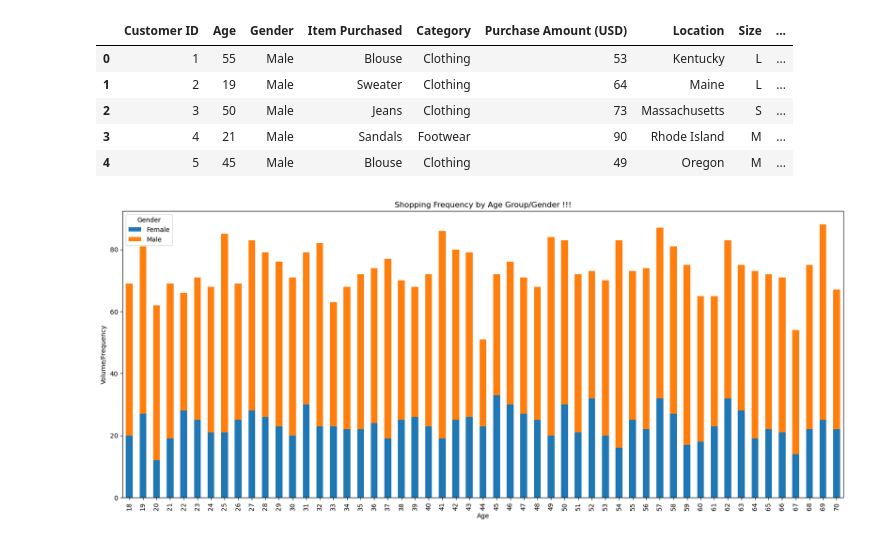
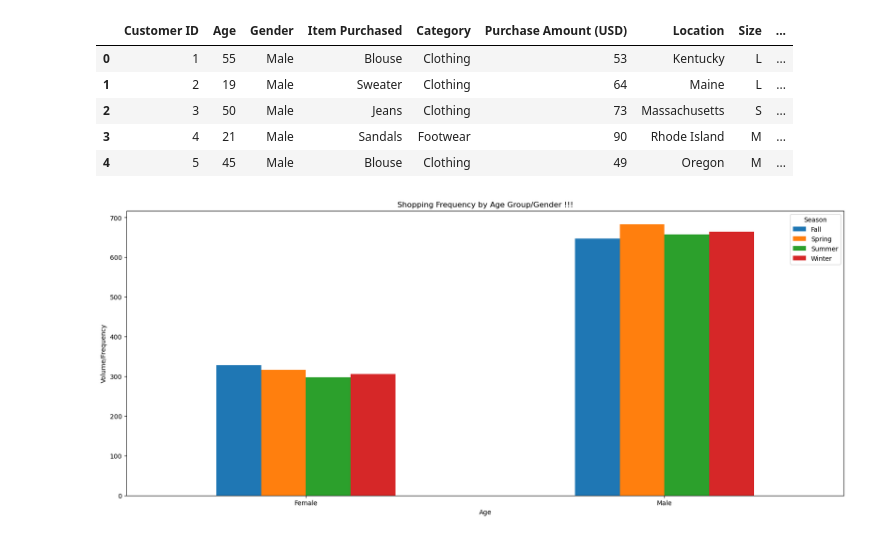
Before and after one commit to kasheshjaiin/Project-1-Customer-Shopping-Trends, a Jupyter notebook: anoje.ipynb, the cells around one changed output. Drawn from its saved outputs; the diff is of its cells as text; code cells hidden in the pictures.

```diff
--- a/anoje.ipynb
+++ b/anoje.ipynb
@@ -16,13 +16,12 @@ trends_df.head()
 | 3 | 4 | 21 | Male | Sandals | Footwear | 90 | Rhode Island | M | ... |
 | 4 | 5 | 45 | Male | Blouse | Clothing | 49 | Oregon | M | ... |
 # %%
-pivot_table = trends_df.pivot_table(index='Age', columns='Gender', aggfunc = 'size')
-pivot_table.plot(kind='bar', stacked=True, figsize=(20,8))
+pivot_table = trends_df.groupby(['Gender', 'Season']).size().unstack()
+pivot_table.plot(kind='bar',  figsize=(20,8))
 plt.title('Shopping Frequency by Age Group/Gender !!!')
 plt.xlabel('Age')
 plt.ylabel('Volume/Frequency')
-plt.legend(title='Gender')
-plt.xticks(rotation=90)
+plt.xticks(rotation=0)
 plt.show()
 # %% [output]
-[figure, old version]
+[figure, new version]
```
